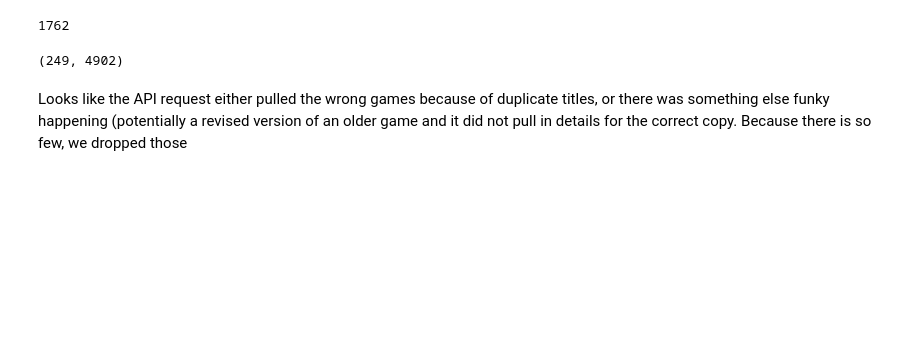
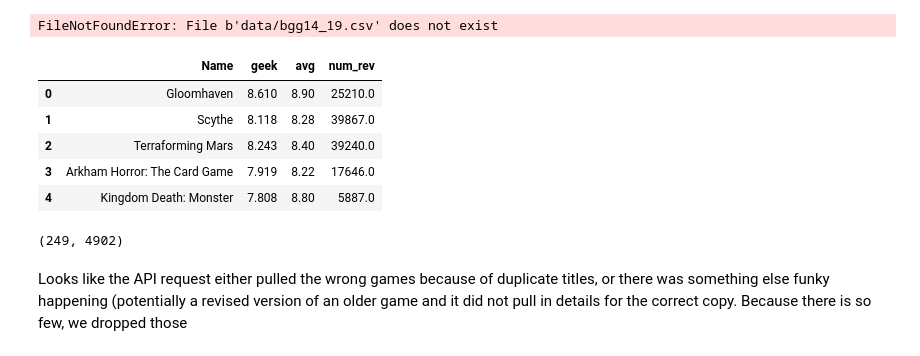
Before and after one commit to mandoiwanaga/board_game_rank_classifier, a Jupyter notebook: eda/john_eda.ipynb, the cells around one changed output. Cells and saved outputs as stored; diff of their text form; code cells hidden in the pictures; blank space fills up the shorter version.

```diff
--- a/john_eda.ipynb
+++ b/eda/john_eda.ipynb
@@ -24,10 +24,19 @@ import matplotlib.pyplot as plt
 %matplotlib inline
 # %%
 bgg = pd.read_csv('data/bgg14_19.csv', index_col=0)
+bgg.head()
+# %% [output]
+FileNotFoundError: File b'data/bgg14_19.csv' does not exist
-# %%
-len(bgg[bgg['rank'].isna()])
-# %% [output]
-1762
+# %%
+bgg_real_ratings = pd.read_csv('data/bgg_correct_ratings.csv', index_col=0)
+bgg_real_ratings.head()
+# %% [output]
+|  | Name | geek | avg | num_rev |
+| 0 | Gloomhaven | 8.610 | 8.90 | 25210.0 |
+| 1 | Scythe | 8.118 | 8.28 | 39867.0 |
+| 2 | Terraforming Mars | 8.243 | 8.40 | 39240.0 |
+| 3 | Arkham Horror: The Card Game | 7.919 | 8.22 | 17646.0 |
+| 4 | Kingdom Death: Monster | 7.808 | 8.80 | 5887.0 |
 # %%
 # Double checking that it pulled only those for the correct year
 len(bgg[bgg['year'] < 2015]), len(bgg)
```
